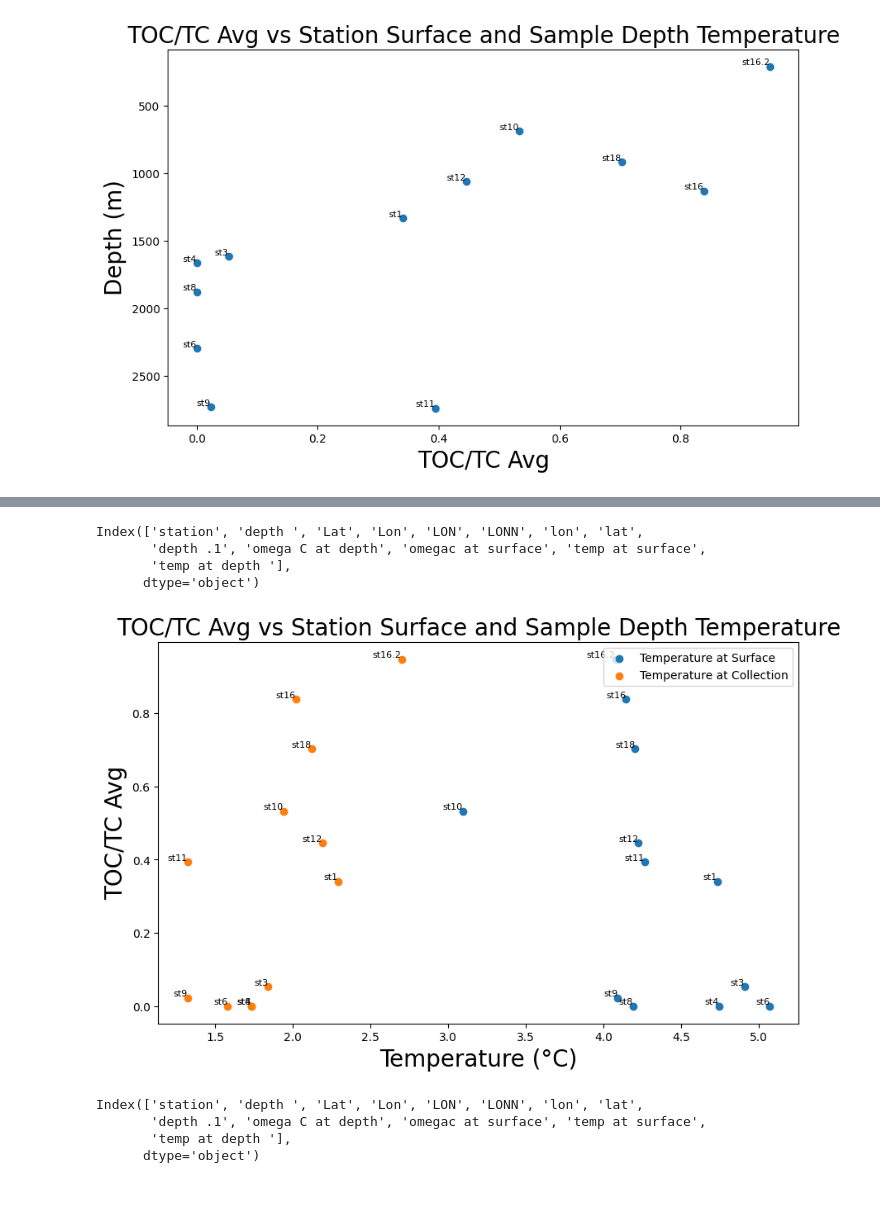
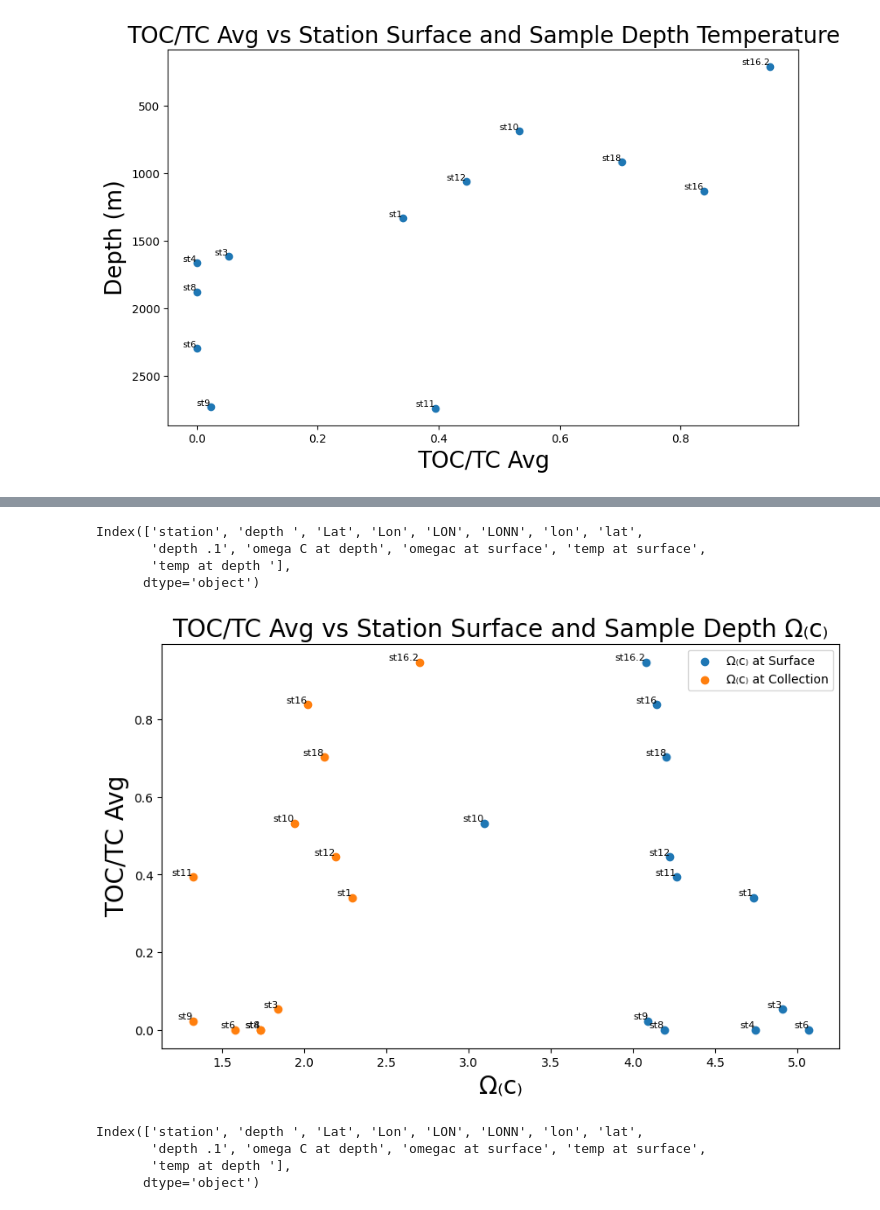
Before and after one commit to csheppard3243/Ziveri_ATL_Sediments, a Jupyter notebook: CMworkup.ipynb, the cells around one changed output, grey strips where cells are left out. Drawn from its saved outputs; the diff is of its cells as text; code cells hidden in the pictures.

```diff
--- a/CMworkup.ipynb
+++ b/CMworkup.ipynb
@@ -841,33 +1060,34 @@ plt.show()
 # %%
+
 od = dp['omega C at depth']
 os = dp['omegac at surface']
 
 
 
 plt.figure (figsize = (10,6))
 print(dp.columns)
 ts = dp['temp at surface']
 td = dp['temp at depth ']
 
-plt.scatter(os, toc_tc_avg, label ='\u03A9\u2090 at Surface')
-plt.scatter(od, toc_tc_avg, label ='Temperature at Collection')
+plt.scatter(os, toc_tc_avg, label ='\u03A9\u208Dc\u208E at Surface')
+plt.scatter(od, toc_tc_avg, label ='\u03A9\u208Dc\u208E at Collection')
 
 
 
 
 plt.legend(loc = 'upper right')
-plt.xlabel("Temperature (°C)", fontsize =20)
+plt.xlabel("\u03A9\u208Dc\u208E", fontsize =20)
 plt.ylabel("TOC/TC Avg", fontsize =20)
-plt.title("TOC/TC Avg vs Station Surface and Sample Depth \u03A9\u2090", fontsize =20)
+plt.title("TOC/TC Avg vs Station Surface and Sample Depth \u03A9\u208Dc\u208E", fontsize =20)
 
 for x, y, label in zip(os, toc_tc_avg, s):
     plt.text(x, y, label, fontsize=8, ha='right', va='bottom')
 for x, y, label in zip(od, toc_tc_avg, s):
     plt.text(x, y, label, fontsize=8, ha='right', va='bottom')
 # %% [output]
 Index(['station', 'depth ', 'Lat', 'Lon', 'LON', 'LONN', 'lon', 'lat',
        'depth .1', 'omega C at depth', 'omegac at surface', 'temp at surface',
        'temp at depth '],
       dtype='object')
-[figure, old version]
+[figure, new version]
 # %%
```
Also changed, not shown: parts of 31 cells of this notebook.
